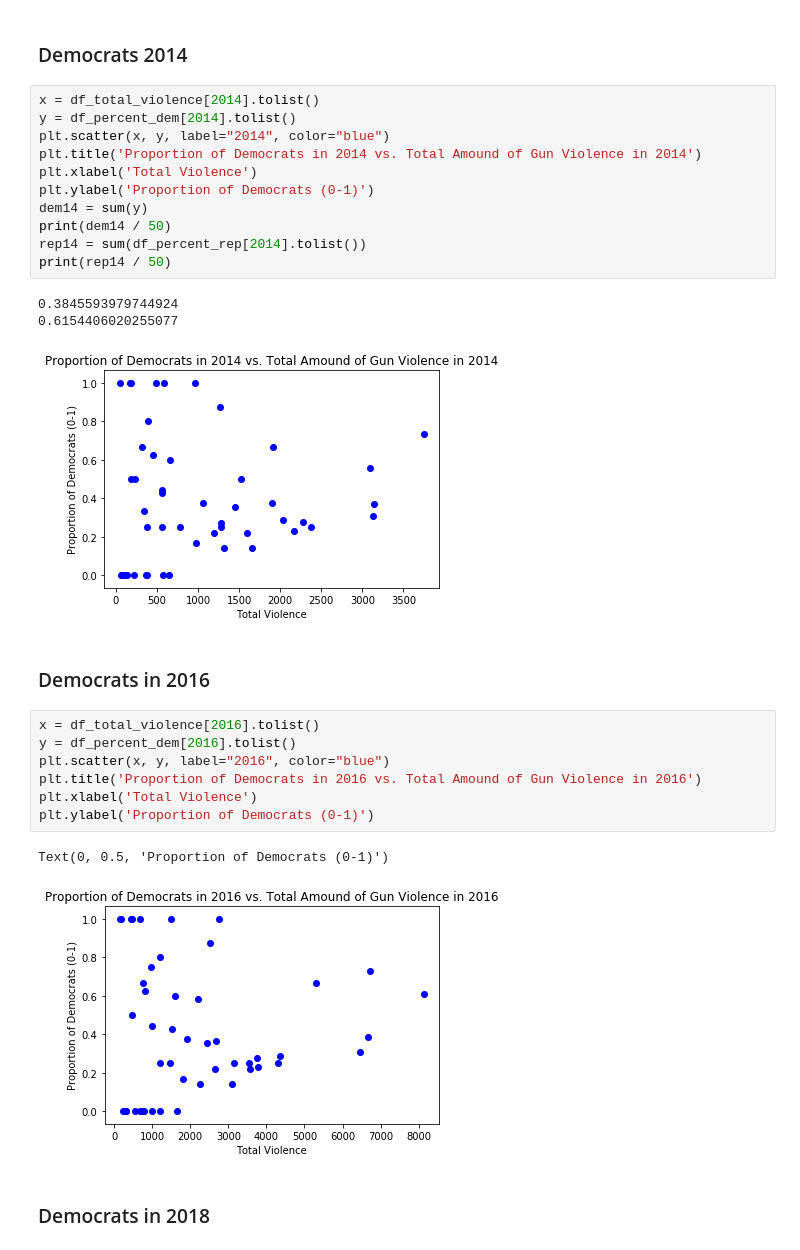
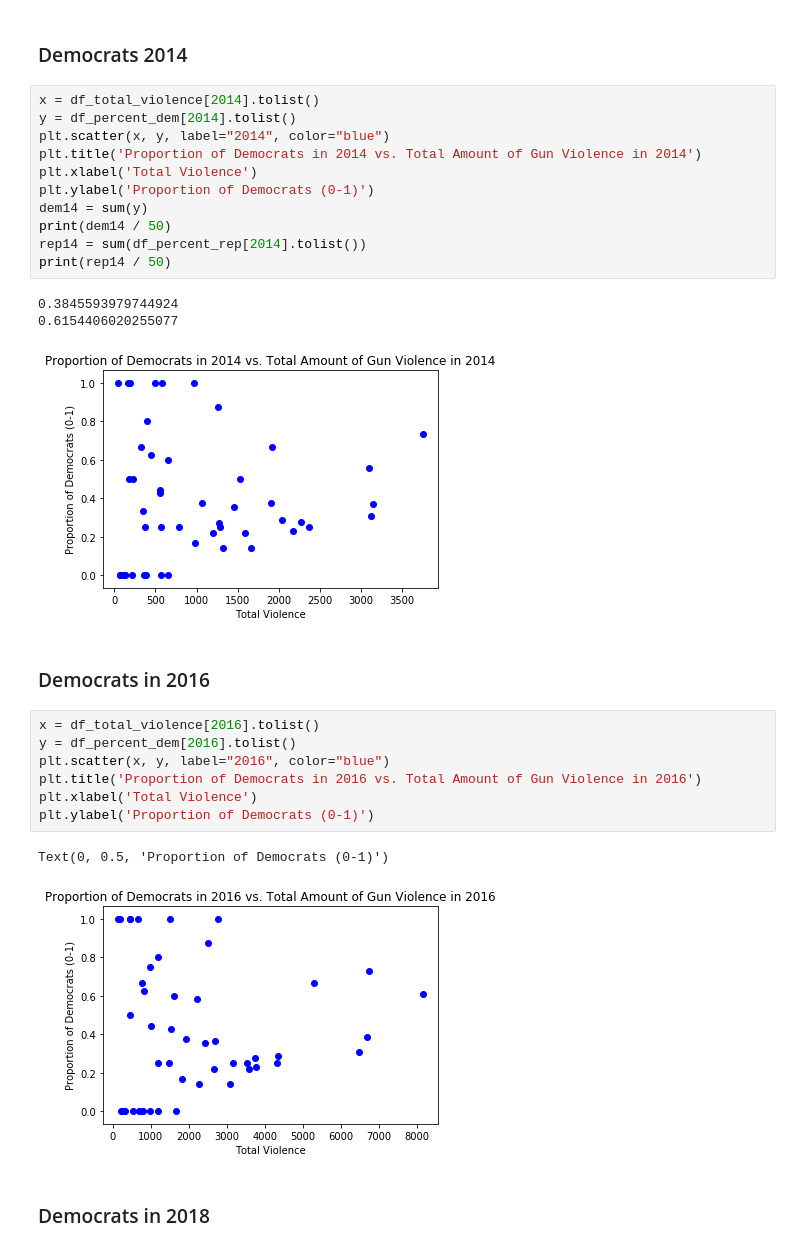
Before and after one commit to vchi747/Cogs-108-Final-Project, a Jupyter notebook: FinalProject_group181.ipynb, the cells around one changed output. Saved outputs shown, nothing was run; the diff lists cells and outputs as text.

```diff
--- a/FinalProject_group181.ipynb
+++ b/FinalProject_group181.ipynb
@@ -243,30 +252,30 @@ We have that our data is mirrored, meaning that the proportions added up to one.
 # %%
 x = df_total_violence[2014].tolist()
 y = df_percent_dem[2014].tolist()
 plt.scatter(x, y, label="2014", color="blue")
-plt.title('Proportion of Democrats in 2014 vs. Total Amound of Gun Violence in 2014')
+plt.title('Proportion of Democrats in 2014 vs. Total Amount of Gun Violence in 2014')
 plt.xlabel('Total Violence')
 plt.ylabel('Proportion of Democrats (0-1)')
 dem14 = sum(y)
 print(dem14 / 50)
 rep14 = sum(df_percent_rep[2014].tolist())
 print(rep14 / 50)
 # %% [output]
 0.3845593979744924
 0.6154406020255077
-[figure, old version]
+[figure, new version]
 # %% [markdown]
 ### Democrats in 2016
 # %%
 x = df_total_violence[2016].tolist()
 y = df_percent_dem[2016].tolist()
 plt.scatter(x, y, label="2016", color="blue")
-plt.title('Proportion of Democrats in 2016 vs. Total Amound of Gun Violence in 2016')
+plt.title('Proportion of Democrats in 2016 vs. Total Amount of Gun Violence in 2016')
 plt.xlabel('Total Violence')
 plt.ylabel('Proportion of Democrats (0-1)')
 # %% [output]
 Text(0, 0.5, 'Proportion of Democrats (0-1)')
-[figure, old version]
+[figure, new version]
 # %% [markdown]
 ### Democrats in 2018
 # %%
```
Also changed, not shown: parts of 20 cells of this notebook.
